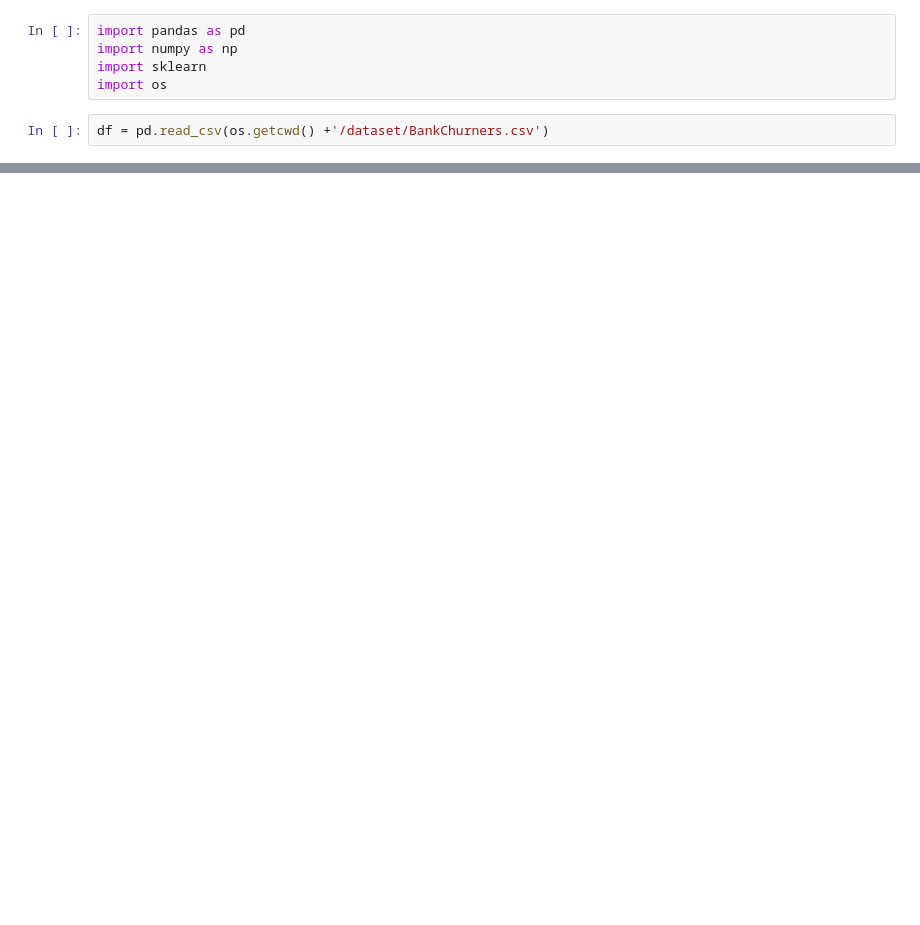
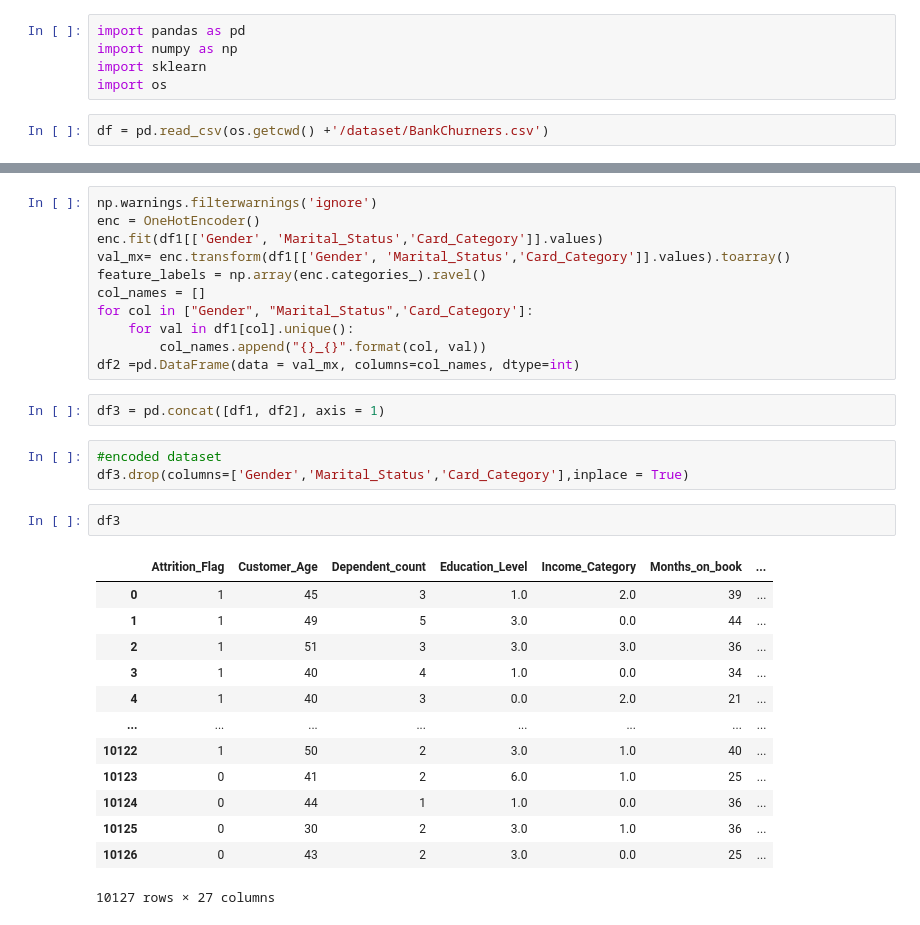
Before and after one commit to way2geek/churnprediction, a Jupyter notebook: preprocessing.ipynb, the cells around one changed output, grey strips where cells are left out. Drawn from its saved outputs; the diff is of its cells as text; blank space fills up the shorter version.

```diff
--- a/preprocessing.ipynb
+++ b/preprocessing.ipynb
@@ -30,0 +76,32 @@ memory usage: 1.6+ MB
+# %%
+np.warnings.filterwarnings('ignore')
+enc = OneHotEncoder()
+enc.fit(df1[['Gender', 'Marital_Status','Card_Category']].values)
+val_mx= enc.transform(df1[['Gender', 'Marital_Status','Card_Category']].values).toarray()
+feature_labels = np.array(enc.categories_).ravel()
+col_names = []
+for col in ["Gender", "Marital_Status",'Card_Category']:
+    for val in df1[col].unique():
+        col_names.append("{}_{}".format(col, val))
+df2 =pd.DataFrame(data = val_mx, columns=col_names, dtype=int)
+# %%
+df3 = pd.concat([df1, df2], axis = 1)
+# %%
+#encoded dataset
+df3.drop(columns=['Gender','Marital_Status','Card_Category'],inplace = True)
+# %%
+df3
+# %% [output]
+|  | Attrition_Flag | Customer_Age | Dependent_count | Education_Level | Income_Category | Months_on_book | ... |
+| 0 | 1 | 45 | 3 | 1.0 | 2.0 | 39 | ... |
+| 1 | 1 | 49 | 5 | 3.0 | 0.0 | 44 | ... |
+| 2 | 1 | 51 | 3 | 3.0 | 3.0 | 36 | ... |
+| 3 | 1 | 40 | 4 | 1.0 | 0.0 | 34 | ... |
+| 4 | 1 | 40 | 3 | 0.0 | 2.0 | 21 | ... |
+| ... | ... | ... | ... | ... | ... | ... | ... |
+| 10122 | 1 | 50 | 2 | 3.0 | 1.0 | 40 | ... |
+| 10123 | 0 | 41 | 2 | 6.0 | 1.0 | 25 | ... |
+| 10124 | 0 | 44 | 1 | 1.0 | 0.0 | 36 | ... |
+| 10125 | 0 | 30 | 2 | 3.0 | 1.0 | 36 | ... |
+| 10126 | 0 | 43 | 2 | 3.0 | 0.0 | 25 | ... |
+10127 rows × 27 columns
```
Also changed, not shown: parts of 19 cells of this notebook.
